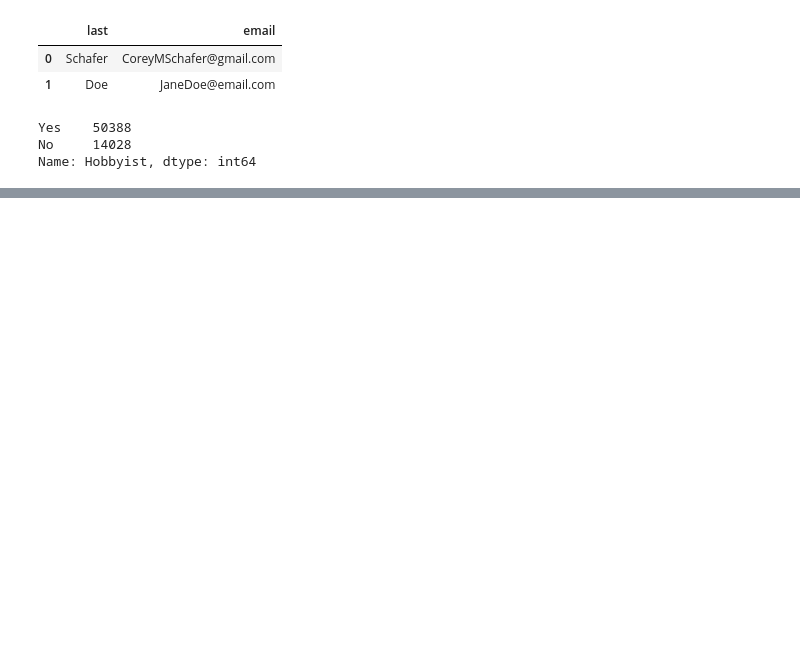
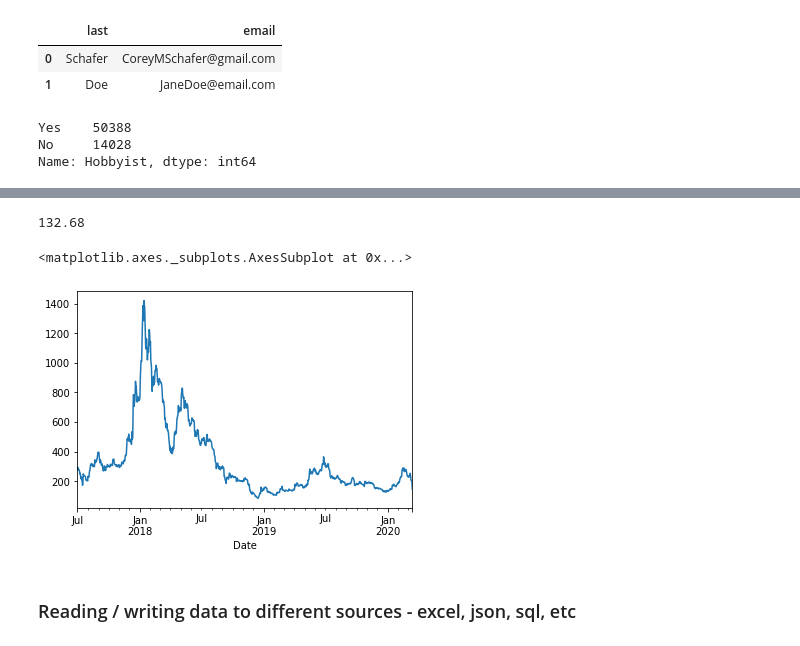
Before and after one commit to sankalptambe/python-learning, a Jupyter notebook: Pandas.ipynb, the cells around one changed output, grey strips where cells are left out. Saved outputs shown, nothing was run; the diff lists cells and outputs as text; code cells hidden in the pictures; blank space fills up the shorter version.

```diff
--- a/Pandas.ipynb
+++ b/Pandas.ipynb
@@ -178,0 +338,3 @@ schema_df.sort_index(ascending=False)
+# %%
+df2['Date'] = pd.to_datetime(df2['Date'], format = '%Y-%m-%d %I-%p')
+df2['Date']
@@ -178,0 +358,4 @@ schema_df.sort_index(ascending=False)
+# %%
+df2['Weekday'] = df2['Date'].dt.day_name()
+
+df2
@@ -178,0 +376,2 @@ schema_df.sort_index(ascending=False)
+# %%
+df2.set_index('Date', inplace=True)
@@ -178,0 +395,14 @@ schema_df.sort_index(ascending=False)
+# %%
+highs = df2['High'].resample('D').max()
+highs['2020-01-01']
+# %% [output]
+132.68
+# %%
+%matplotlib inline
+
+highs.plot()
+# %% [output]
+<matplotlib.axes._subplots.AxesSubplot at 0x...>
+[figure, added]
+# %% [markdown]
+### Reading / writing data to different sources - excel, json, sql, etc
```
Also changed, not shown: parts of 72 cells of this notebook.
